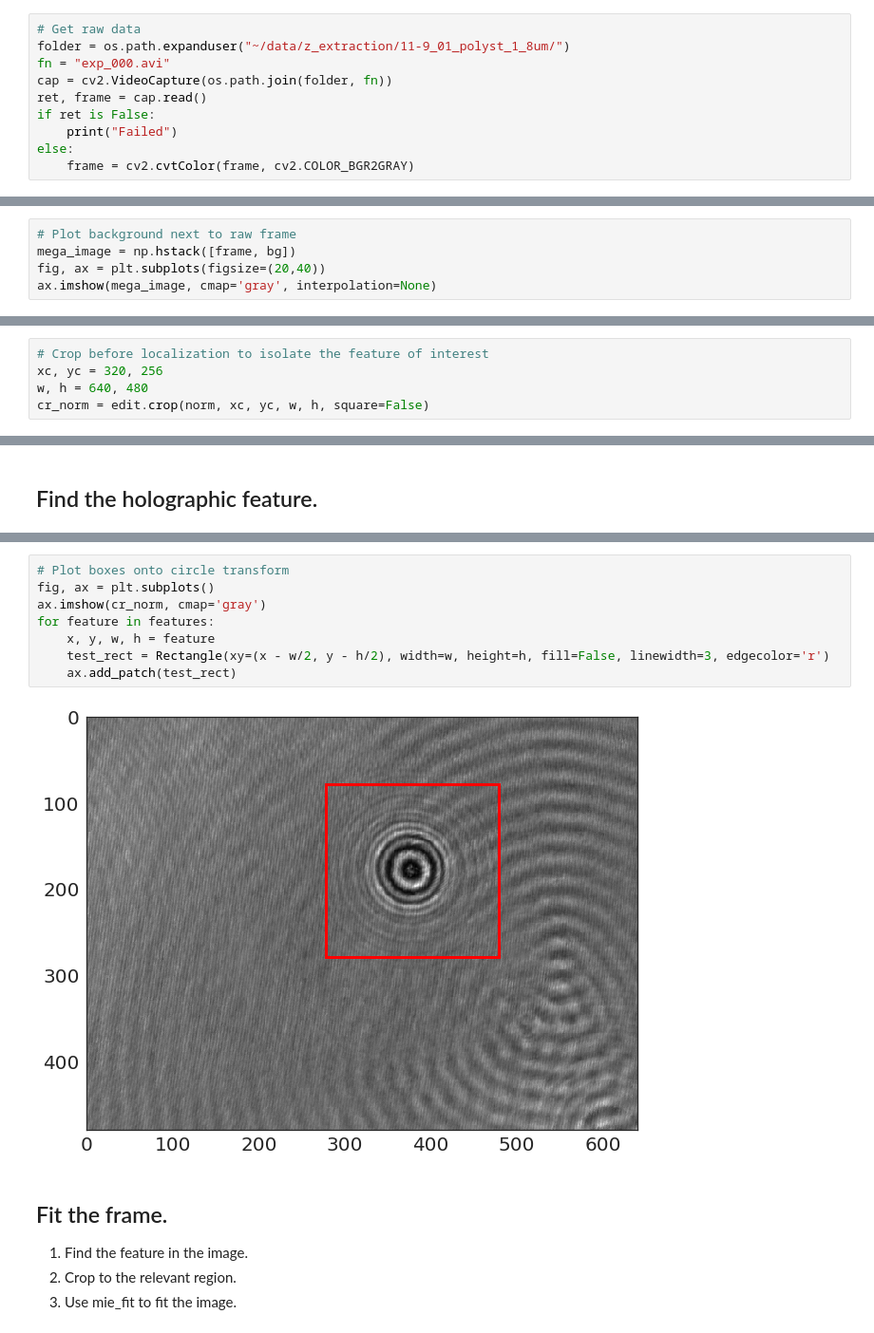
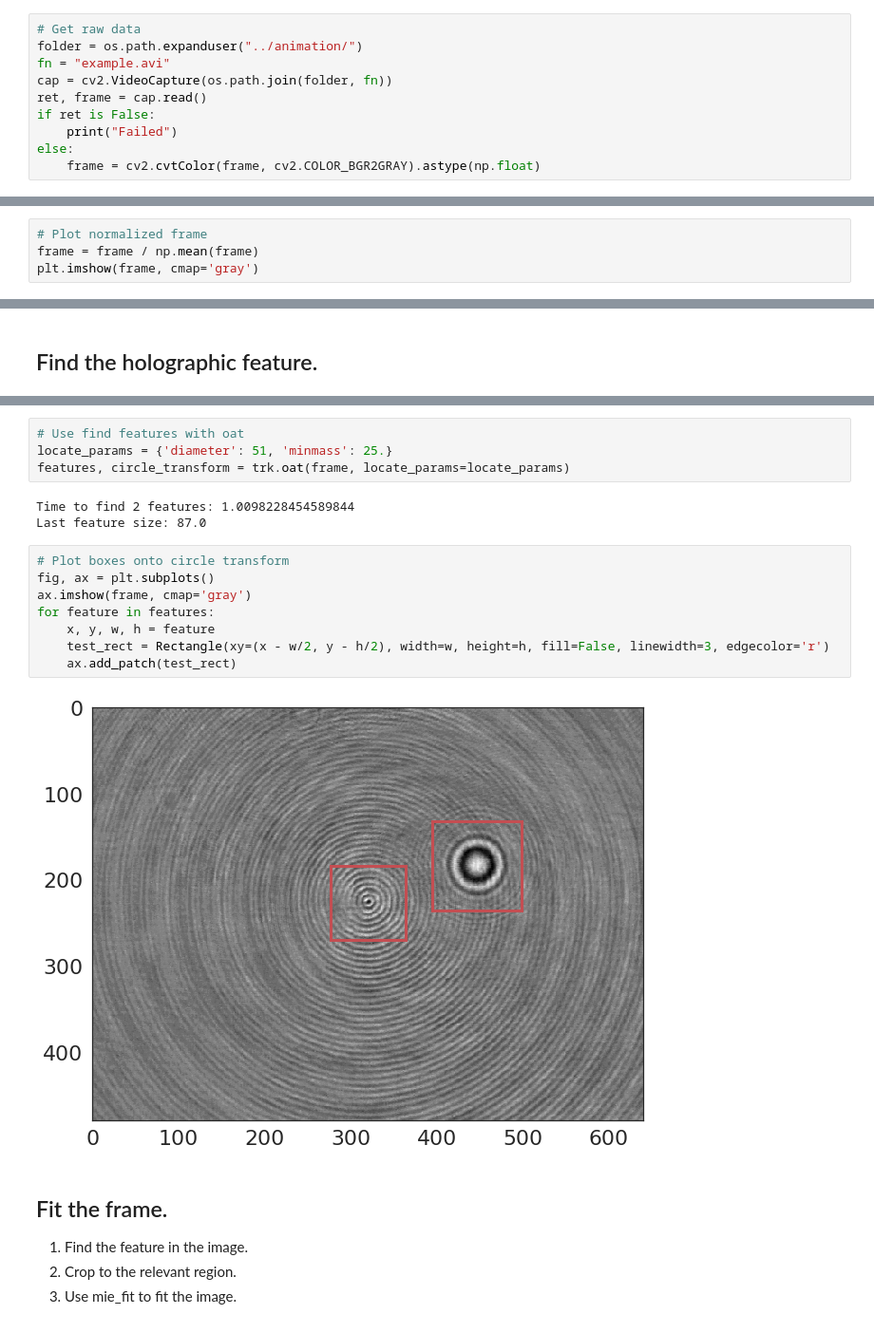
Before and after one commit to LaGuer/mie_video, a Jupyter notebook: tutorials/SingleFrame.ipynb, the cells around one changed output, grey strips where cells are left out. Shown: that part at 95% size. Saved outputs shown, nothing was run; the diff lists cells and outputs as text.

```diff
--- a/tutorials/SingleFrame.ipynb
+++ b/tutorials/SingleFrame.ipynb
@@ -34,10 +36,10 @@ Populating the interactive namespace from numpy and matplotlib
 # %%
 # Get raw data
-folder = os.path.expanduser("~/data/z_extraction/11-9_01_polyst_1_8um/")
-fn = "exp_000.avi"
+folder = os.path.expanduser("../animation/")
+fn = "example.avi"
 cap = cv2.VideoCapture(os.path.join(folder, fn))
 ret, frame = cap.read()
 if ret is False:
     print("Failed")
 else:
-    frame = cv2.cvtColor(frame, cv2.COLOR_BGR2GRAY)
+    frame = cv2.cvtColor(frame, cv2.COLOR_BGR2GRAY).astype(np.float)
@@ -48,7 +46,6 @@ bg = edit.background(os.path.join(folder,fn_bg), shape=(1024,1280))
 # %%
-# Plot background next to raw frame
-mega_image = np.hstack([frame, bg])
-fig, ax = plt.subplots(figsize=(20,40))
-ax.imshow(mega_image, cmap='gray', interpolation=None)
+# Plot normalized frame
+frame = frame / np.mean(frame)
+plt.imshow(frame, cmap='gray')
 # %% [output]
 <matplotlib.image.AxesImage at 0x...>
@@ -66,5 +52,0 @@ plt.imshow(norm, cmap='gray')
-# %%
-# Crop before localization to isolate the feature of interest
-xc, yc = 320, 256
-w, h = 640, 480
-cr_norm = edit.crop(norm, xc, yc, w, h, square=False)
@@ -90,13 +55,20 @@ Mass of particles: [128.37065203819407]
+# %%
+# Use find features with oat
+locate_params = {'diameter': 51, 'minmass': 25.}
+features, circle_transform = trk.oat(frame, locate_params=locate_params)
+# %% [output]
+Time to find 2 features: 1.0098228454589844
+Last feature size: 87.0
 # %%
 # Plot boxes onto circle transform
 fig, ax = plt.subplots()
-ax.imshow(cr_norm, cmap='gray')
+ax.imshow(frame, cmap='gray')
 for feature in features:
     x, y, w, h = feature
     test_rect = Rectangle(xy=(x - w/2, y - h/2), width=w, height=h, fill=False, linewidth=3, edgecolor='r')
     ax.add_patch(test_rect)
 # %% [output]
-[figure, old version]
+[figure, new version]
 # %% [markdown]
 ## Fit the frame.
 1. Find the feature in the image.
```
Also changed, not shown: parts of 20 cells of this notebook.
